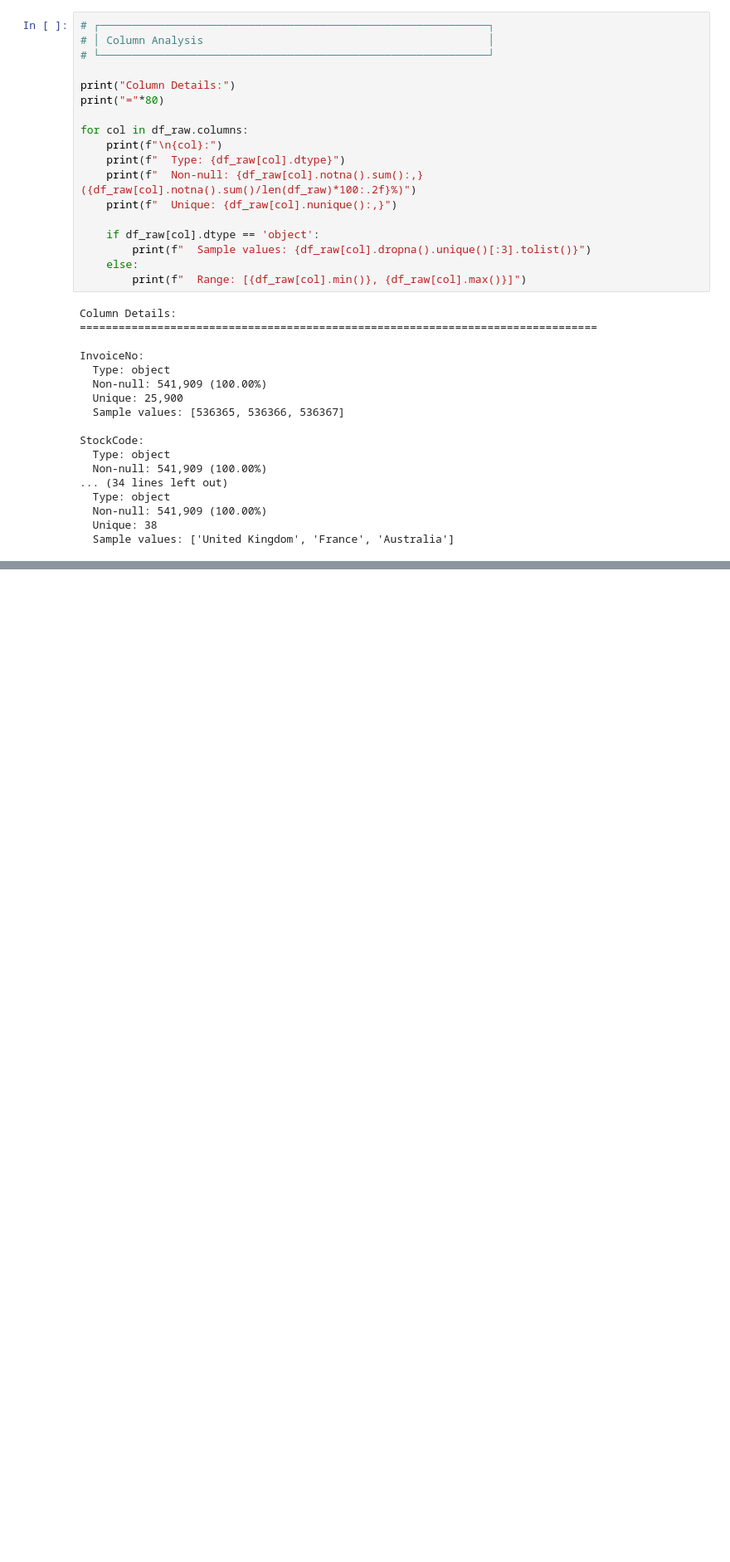
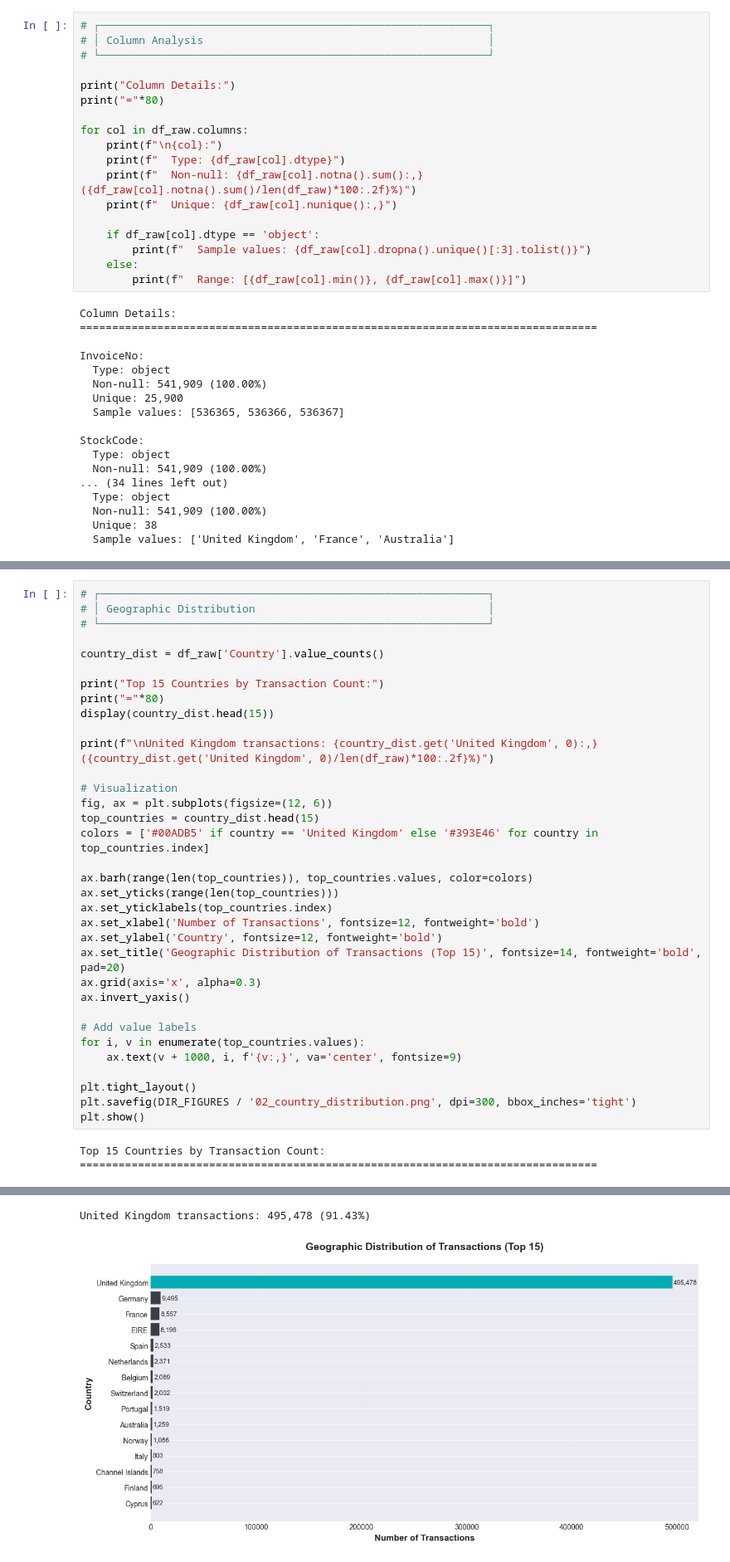
Before and after one commit to HarpinderC/ML-Business-Intelligence, a Jupyter notebook: customer-retention-analysis/notebooks/01_data_exploration.ipynb, the cells around one changed output, grey strips where cells are left out. Shown at 83% size. Saved outputs shown, nothing was run; the diff lists cells and outputs as text; blank space fills up the shorter version.

```diff
--- a/customer-retention-analysis/notebooks/01_data_exploration.ipynb
+++ b/customer-retention-analysis/notebooks/01_data_exploration.ipynb
@@ -218,0 +339,37 @@ StockCode:
+# %%
+# ┌────────────────────────────────────────────────────────────┐
+# │ Geographic Distribution                                    │
+# └────────────────────────────────────────────────────────────┘
+
+country_dist = df_raw['Country'].value_counts()
+
+print("Top 15 Countries by Transaction Count:")
+print("="*80)
+display(country_dist.head(15))
+
+print(f"\nUnited Kingdom transactions: {country_dist.get('United Kingdom', 0):,} ({country_dist.get('United Kingdom', 0)/len(df_raw)*100:.2f}%)")
+
+# Visualization
+fig, ax = plt.subplots(figsize=(12, 6))
+top_countries = country_dist.head(15)
+colors = ['#00ADB5' if country == 'United Kingdom' else '#393E46' for country in top_countries.index]
+
+ax.barh(range(len(top_countries)), top_countries.values, color=colors)
+ax.set_yticks(range(len(top_countries)))
+ax.set_yticklabels(top_countries.index)
+ax.set_xlabel('Number of Transactions', fontsize=12, fontweight='bold')
+ax.set_ylabel('Country', fontsize=12, fontweight='bold')
+ax.set_title('Geographic Distribution of Transactions (Top 15)', fontsize=14, fontweight='bold', pad=20)
+ax.grid(axis='x', alpha=0.3)
+ax.invert_yaxis()
+
+# Add value labels
+for i, v in enumerate(top_countries.values):
+    ax.text(v + 1000, i, f'{v:,}', va='center', fontsize=9)
+
+plt.tight_layout()
+plt.savefig(DIR_FIGURES / '02_country_distribution.png', dpi=300, bbox_inches='tight')
+plt.show()
+# %% [output]
+Top 15 Countries by Transaction Count:
+================================================================================
@@ -218,0 +393,2 @@ StockCode:
+United Kingdom transactions: 495,478 (91.43%)
+[figure, added]
```
Also changed, not shown: parts of 10 cells of this notebook, 1 other file.
